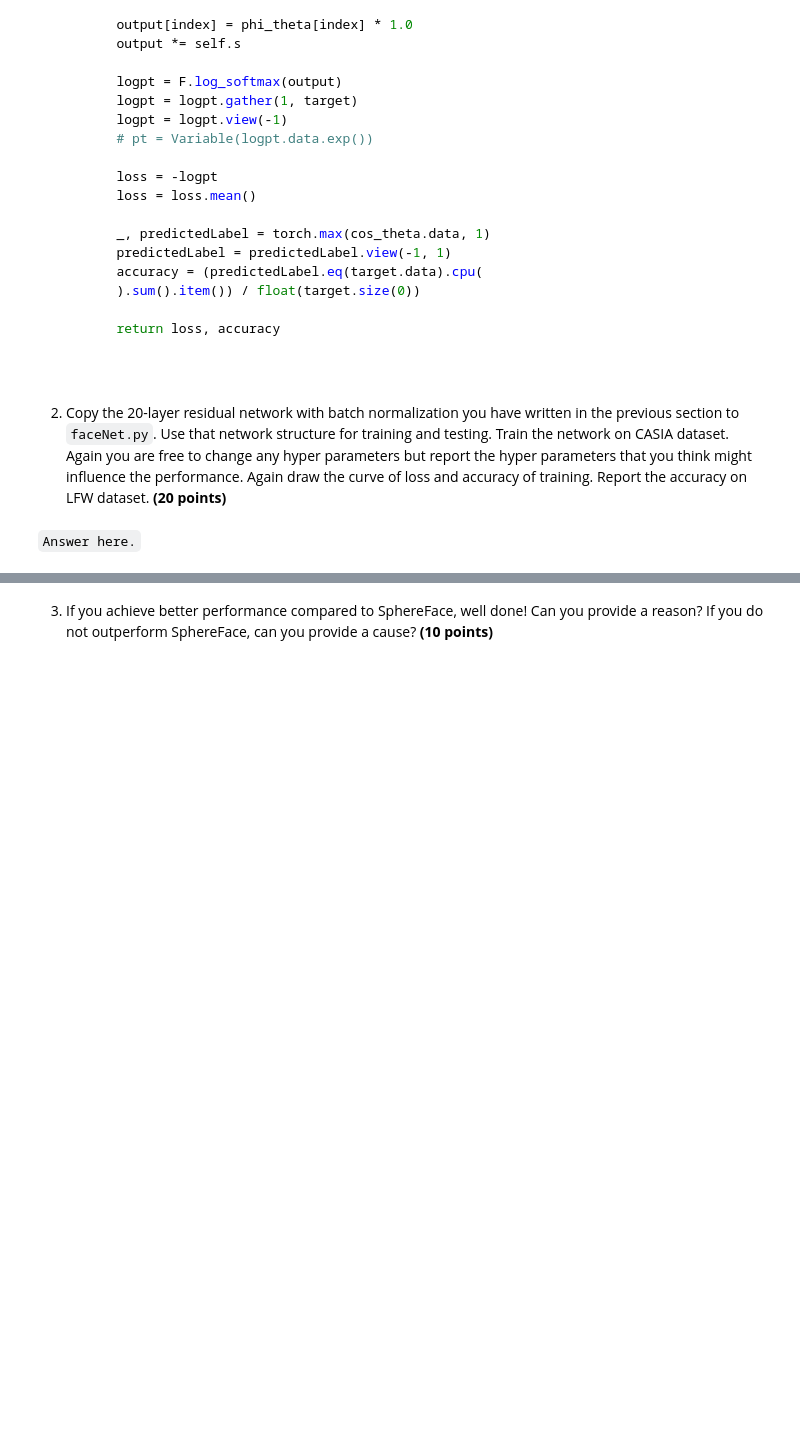
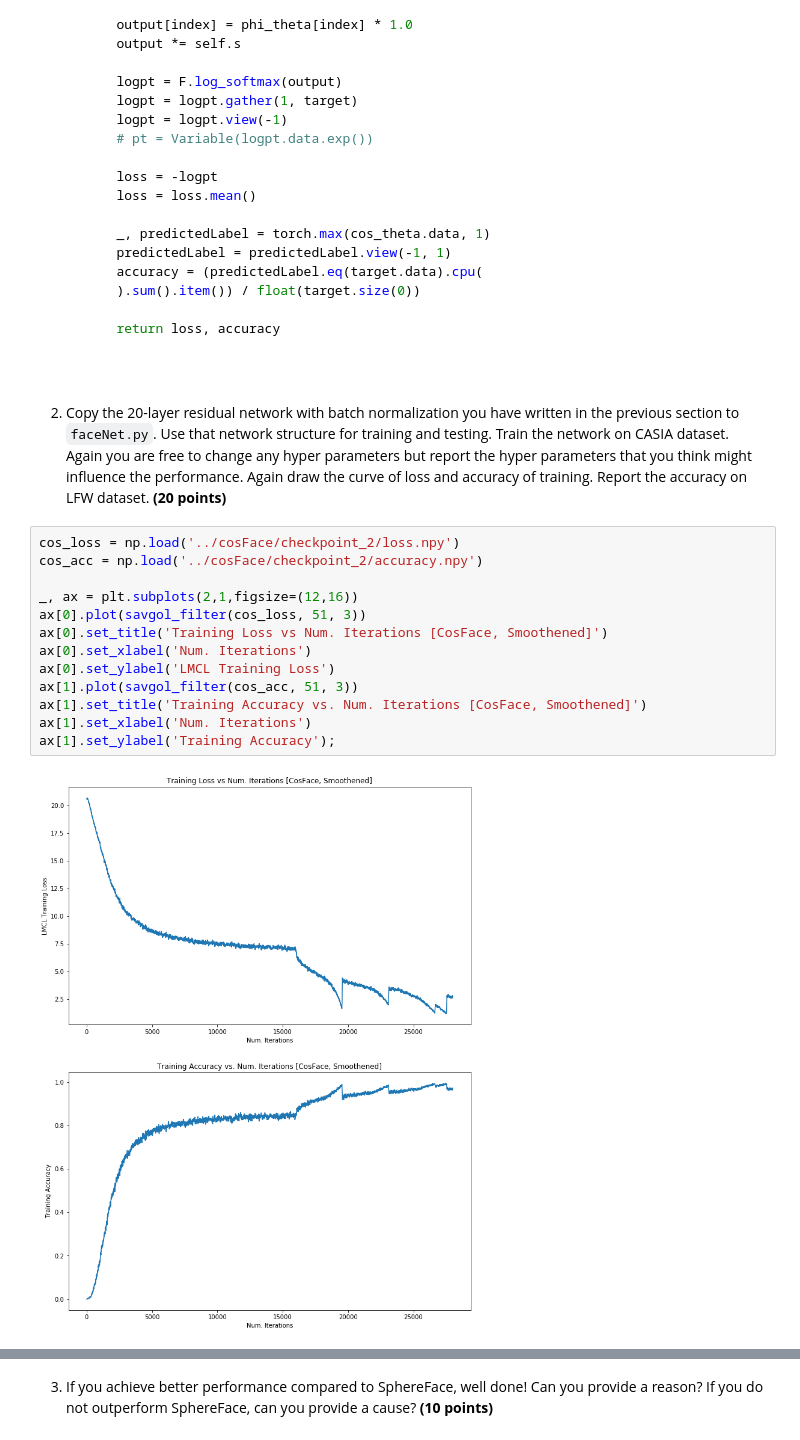
Before and after one commit to devanshuDesai/cse252d-sp21-hw2, a Jupyter notebook: hw2_questions.ipynb, the cells around one changed output, grey strips where cells are left out. Saved outputs shown, nothing was run; the diff lists cells and outputs as text; blank space fills up the shorter version.

````diff
--- a/hw2_questions.ipynb
+++ b/hw2_questions.ipynb
@@ -520,5 +587,18 @@ class CustomLoss(nn.Module):
 ```
 # %% [markdown]
 2. Copy the 20-layer residual network with batch normalization you have written in the previous section to `faceNet.py`. Use that network structure for training and testing. Train the network on CASIA dataset. Again you are free to change any hyper parameters but report the hyper parameters that you think might influence the performance. Again draw the curve of loss and accuracy of training. Report the accuracy on LFW dataset. **(20 points)**
-# %% [markdown]
-``Answer here.``
+# %%
+cos_loss = np.load('../cosFace/checkpoint_2/loss.npy')
+cos_acc = np.load('../cosFace/checkpoint_2/accuracy.npy')
+
+_, ax = plt.subplots(2,1,figsize=(12,16))
+ax[0].plot(savgol_filter(cos_loss, 51, 3))
+ax[0].set_title('Training Loss vs Num. Iterations [CosFace, Smoothened]')
+ax[0].set_xlabel('Num. Iterations')
+ax[0].set_ylabel('LMCL Training Loss')
+ax[1].plot(savgol_filter(cos_acc, 51, 3))
+ax[1].set_title('Training Accuracy vs. Num. Iterations [CosFace, Smoothened]')
+ax[1].set_xlabel('Num. Iterations')
+ax[1].set_ylabel('Training Accuracy');
+# %% [output]
+[figure, added]
````
Also changed, not shown: parts of 19 cells of this notebook.
